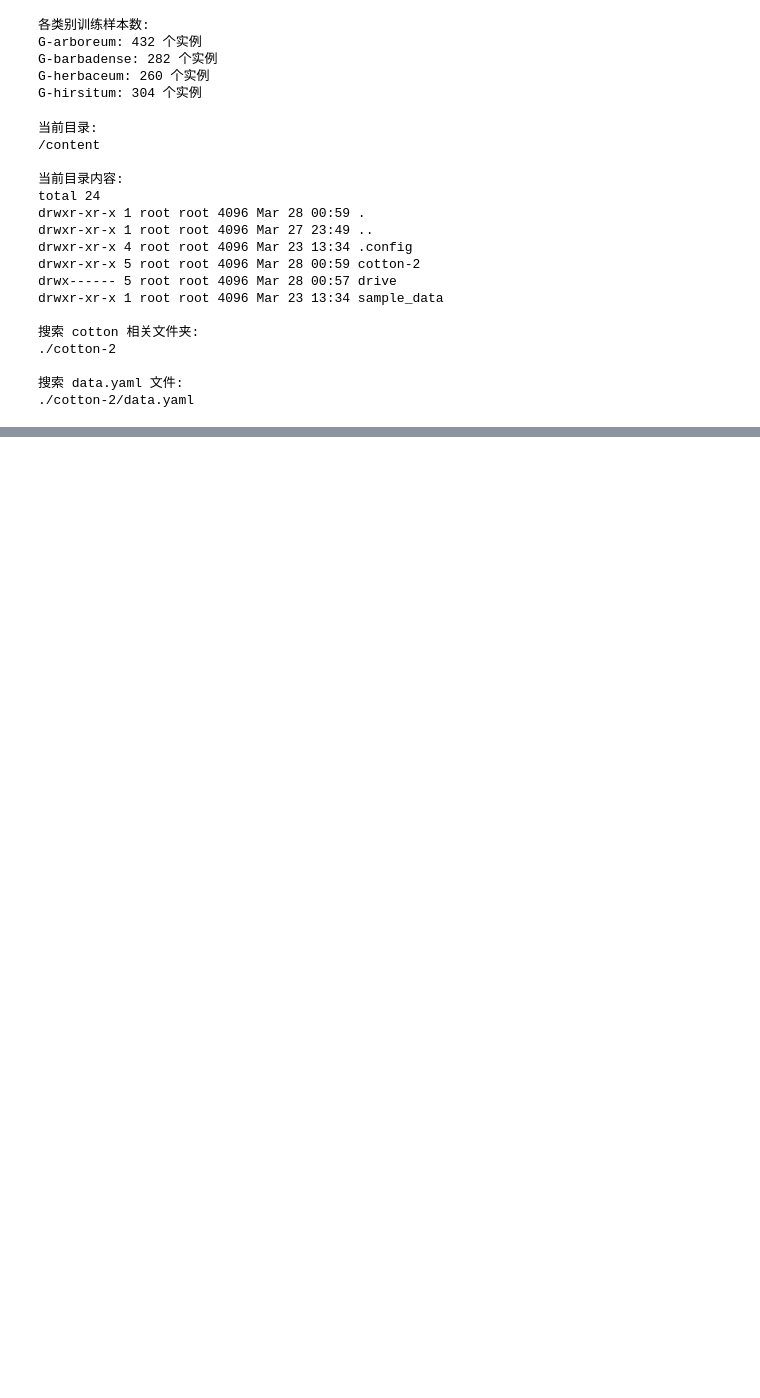
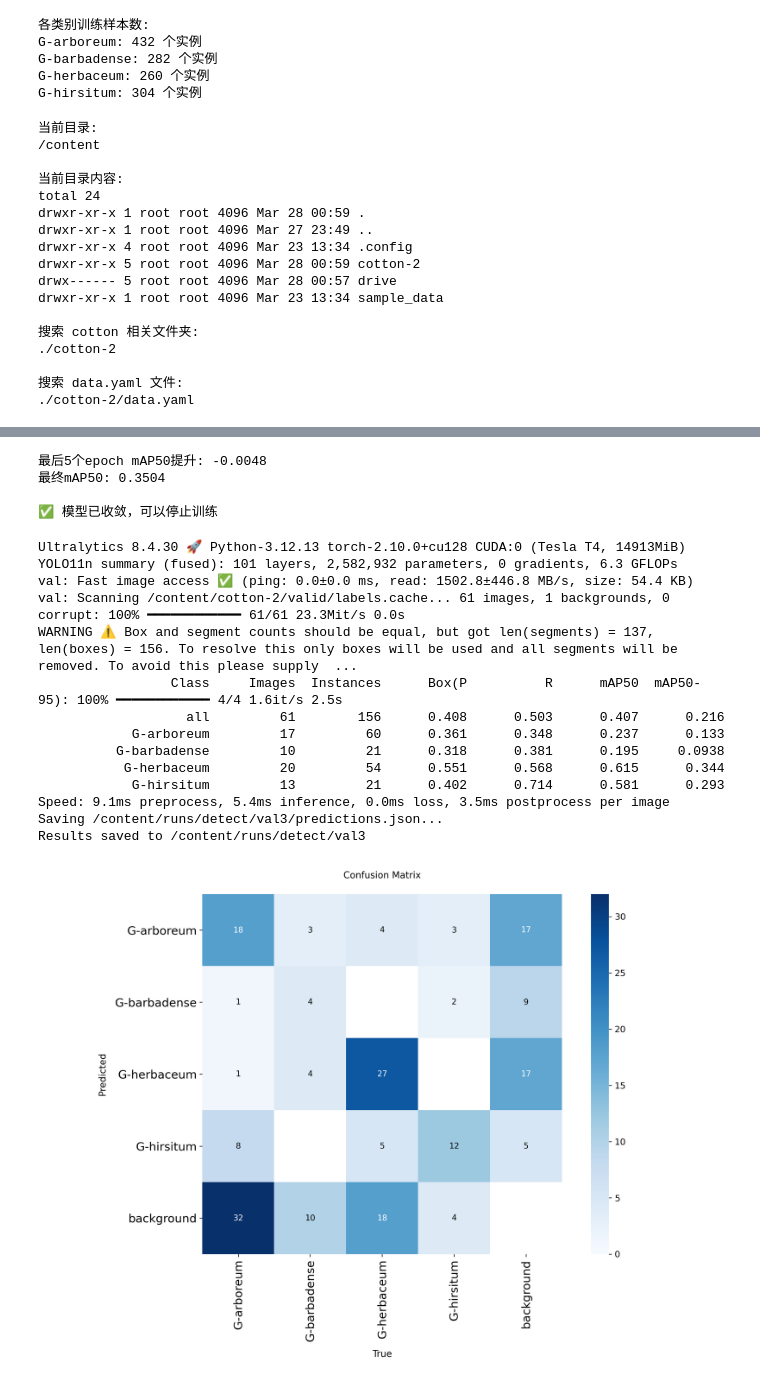
Before and after one commit to ha6ha/colabCopy, a Jupyter notebook: notebooks/train-yolo11-object-detection-on-custom-dataset.ipynb, the cells around one changed output, grey strips where cells are left out. Drawn from its saved outputs; the diff is of its cells as text; code cells hidden in the pictures; blank space fills up the shorter version.

```diff
--- a/notebooks/train-yolo11-object-detection-on-custom-dataset.ipynb
+++ b/notebooks/train-yolo11-object-detection-on-custom-dataset.ipynb
@@ -650,0 +649,55 @@ results = model.train(
+# %%
+import pandas as pd
+import matplotlib.pyplot as plt
+
+# 读取训练日志
+df = pd.read_csv('/content/runs/detect/train80_balanced/results.csv')
+
+# 查看最后5个epoch的mAP变化
+last_5 = df['metrics/mAP50(B)'].tail(5)
+improvement = last_5.iloc[-1] - last_5.iloc[0]
+
+print(f"最后5个epoch mAP50提升: {improvement:.4f}")
+print(f"最终mAP50: {last_5.iloc[-1]:.4f}")
+
+# 判断是否需要继续训练
+if improvement > 0.01 and last_5.iloc[-1] < 0.7:
+    print("\n⚠️ 模型还在提升，建议继续训练到50-100个epoch")
+else:
+    print("\n✅ 模型已收敛，可以停止训练")
+# %% [output]
+最后5个epoch mAP50提升: -0.0048
+最终mAP50: 0.3504
+
+✅ 模型已收敛，可以停止训练
+# %%
+# 分析G-arboreum的错误样本
+import os
+import cv2
+import matplotlib.pyplot as plt
+from ultralytics import YOLO
+
+model = YOLO('/content/drive/MyDrive/yolo_runs/train50/weights/best.pt')
+
+# 在验证集上预测并找出G-arboreum的错误
+results = model.val(data='cotton-2/data.yaml', save_json=True)
+
+# 查看混淆矩阵
+from IPython.display import Image
+Image('/content/drive/MyDrive/yolo_runs/train50/confusion_matrix.png')
+# %% [output]
+Ultralytics 8.4.30 🚀 Python-3.12.13 torch-2.10.0+cu128 CUDA:0 (Tesla T4, 14913MiB)
+YOLO11n summary (fused): 101 layers, 2,582,932 parameters, 0 gradients, 6.3 GFLOPs
+val: Fast image access ✅ (ping: 0.0±0.0 ms, read: 1502.8±446.8 MB/s, size: 54.4 KB)
+val: Scanning /content/cotton-2/valid/labels.cache... 61 images, 1 backgrounds, 0 corrupt: 100% ━━━━━━━━━━━━ 61/61 23.3Mit/s 0.0s
+WARNING ⚠️ Box and segment counts should be equal, but got len(segments) = 137, len(boxes) = 156. To resolve this only boxes will be used and all segments will be removed. To avoid this please supply  ...
+                 Class     Images  Instances      Box(P          R      mAP50  mAP50-95): 100% ━━━━━━━━━━━━ 4/4 1.6it/s 2.5s
+                   all         61        156      0.408      0.503      0.407      0.216
+            G-arboreum         17         60      0.361      0.348      0.237      0.133
+          G-barbadense         10         21      0.318      0.381      0.195     0.0938
+           G-herbaceum         20         54      0.551      0.568      0.615      0.344
+            G-hirsitum         13         21      0.402      0.714      0.581      0.293
+Speed: 9.1ms preprocess, 5.4ms inference, 0.0ms loss, 3.5ms postprocess per image
+Saving /content/runs/detect/val3/predictions.json...
+Results saved to /content/runs/detect/val3
+[figure, added]
```
Also changed, not shown: parts of 5 cells of this notebook.
